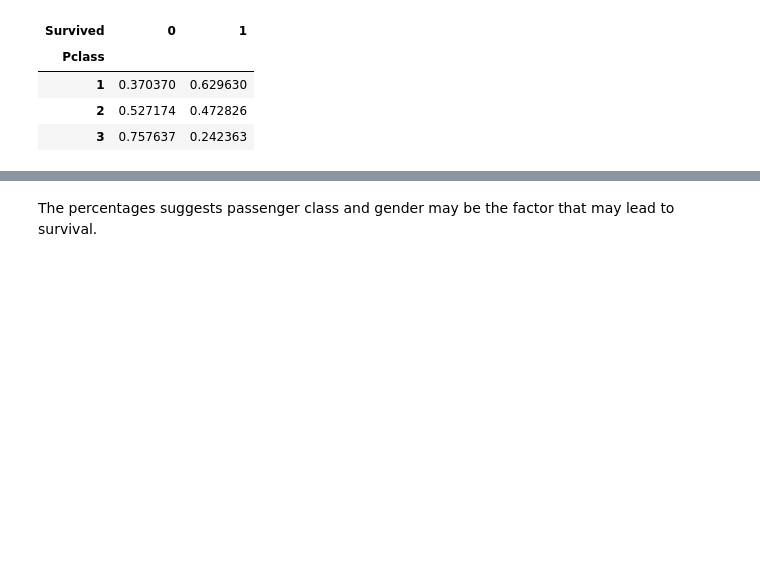
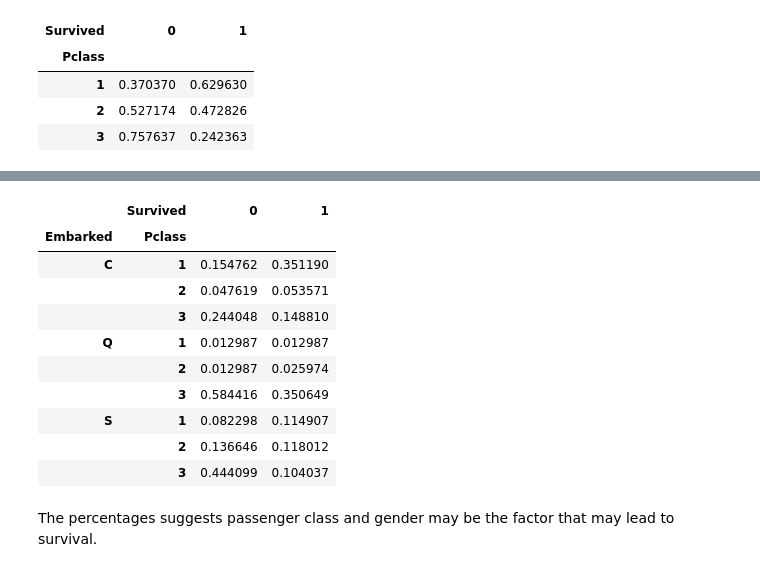
Before and after one commit to patRyserWelch8/KaggleTitanic, a Jupyter notebook: titanic.ipynb, the cells around one changed output, grey strips where cells are left out. Cells and saved outputs as stored; diff of their text form; code cells hidden in the pictures; blank space fills up the shorter version.

```diff
--- a/titanic.ipynb
+++ b/titanic.ipynb
@@ -219,6 +256,19 @@ temp.groupby(level=0).apply(lambda x:  x / float(x.sum()))
 # %%
 temp =  titanic_train.groupby(["Embarked","Pclass","Survived"]).count()["PassengerId"]
-temp.groupby(level=0).apply(lambda x:  x / float(x.sum()))
+temp = temp.groupby(level=0).apply(lambda x:  x / float(x.sum()))
+temp.unstack()
+# %% [output]
+|  | Survived | 0 | 1 |
+| Embarked | Pclass |  |  |
+| C | 1 | 0.154762 | 0.351190 |
+|  | 2 | 0.047619 | 0.053571 |
+|  | 3 | 0.244048 | 0.148810 |
+| Q | 1 | 0.012987 | 0.012987 |
+|  | 2 | 0.012987 | 0.025974 |
+|  | 3 | 0.584416 | 0.350649 |
+| S | 1 | 0.082298 | 0.114907 |
+|  | 2 | 0.136646 | 0.118012 |
+|  | 3 | 0.444099 | 0.104037 |
 # %%
 temp =  titanic_train.groupby(["Sex","Survived"]).count()["PassengerId"]
 temp.groupby(level=1).apply(lambda x:  x / float(x.sum()))
```
Also changed, not shown: parts of 5 cells of this notebook.
